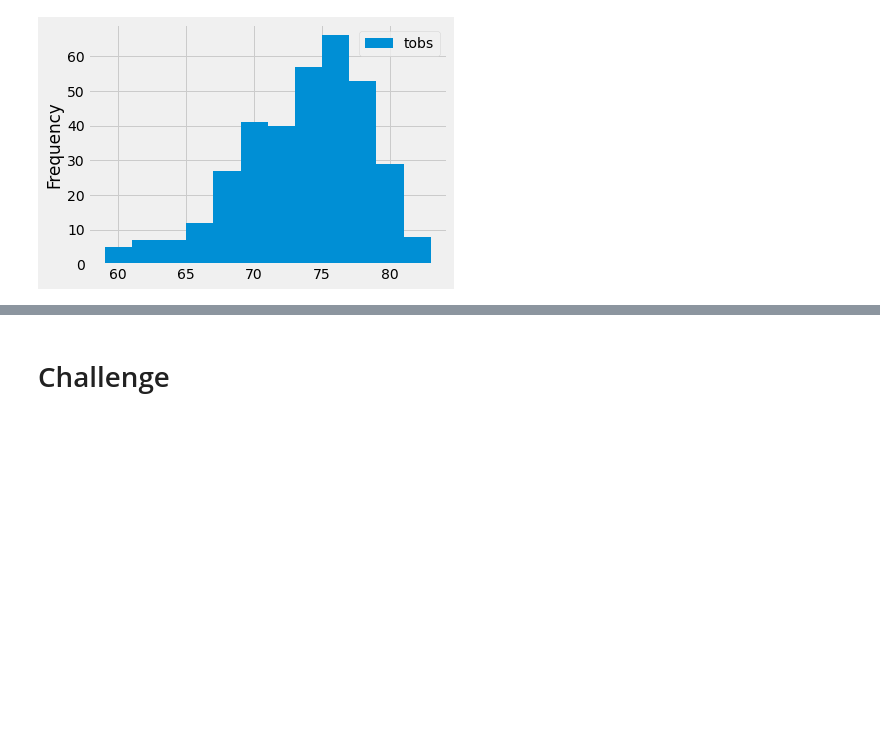
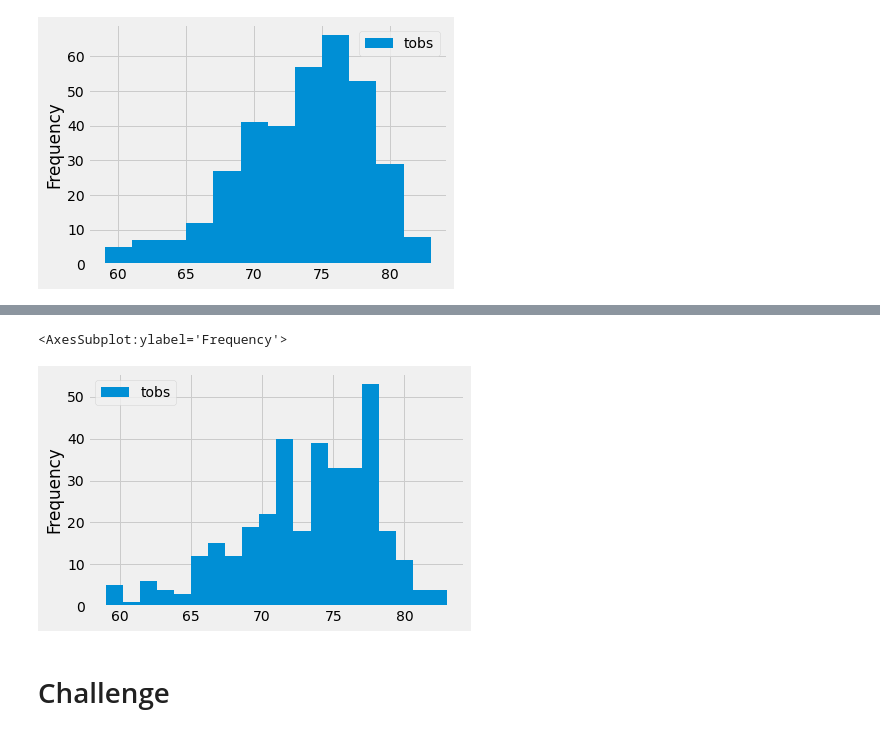
Before and after one commit to Terez18/surfs_up, a Jupyter notebook: climate_analysis.ipynb, the cells around one changed output, grey strips where cells are left out. Drawn from its saved outputs; the diff is of its cells as text; code cells hidden in the pictures; blank space fills up the shorter version.

```diff
--- a/climate_analysis.ipynb
+++ b/climate_analysis.ipynb
@@ -217,3 +222,8 @@ plt.tight_layout()
+# %%
+df.plot.hist(bins=20)
+# %% [output]
+<AxesSubplot:ylabel='Frequency'>
+[figure, added]
 # %%
 # Write a function called `calc_temps` that will accept start date and end date in the format '%Y-%m-%d'
 # and return the minimum, average, and maximum temperatures for that range of dates
```
Also changed, not shown: parts of 1 cell of this notebook, 1 other file.
